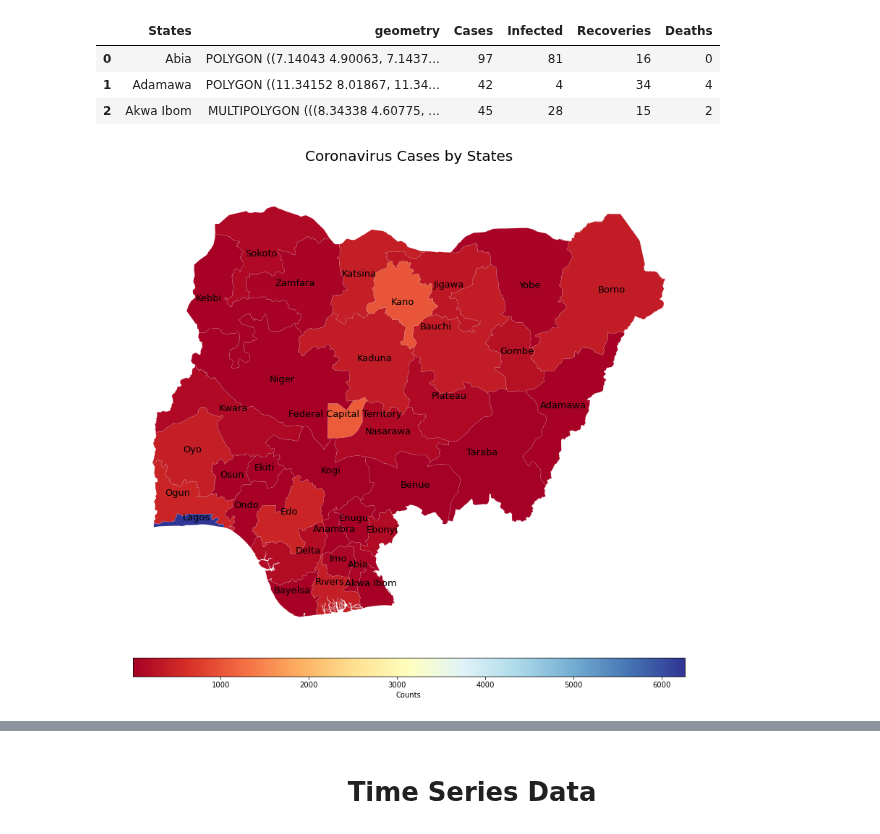
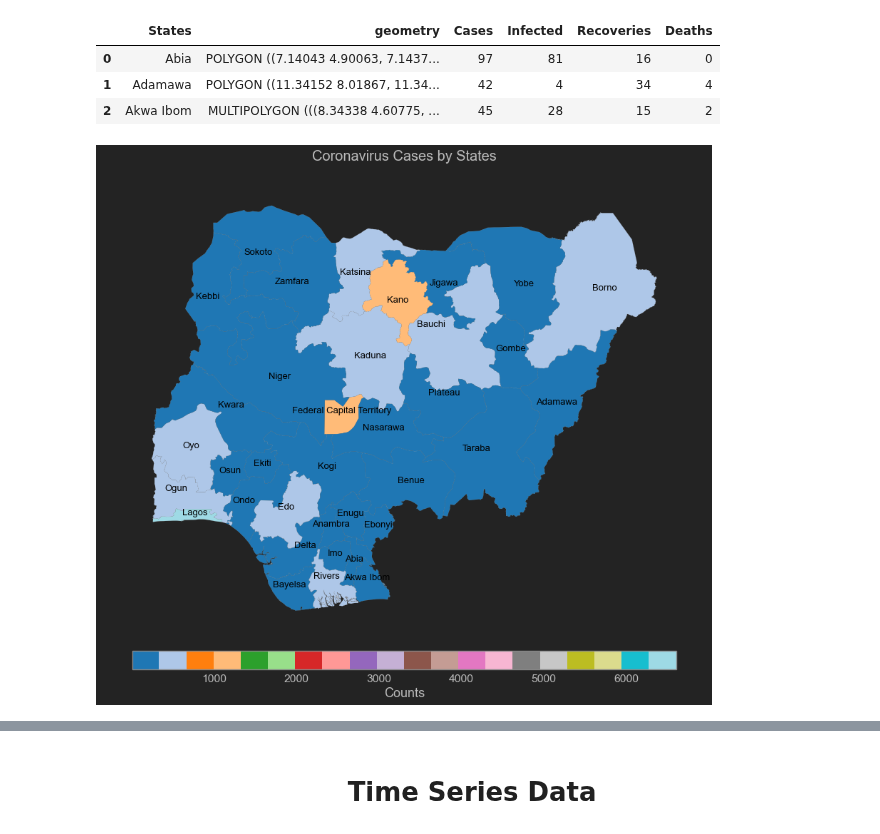
Before and after one commit to omotayo-alade/covid-19-nigeria, a Jupyter notebook: explore.ipynb, the cells around one changed output, grey strips where cells are left out. Cells and saved outputs as stored; diff of their text form; code cells hidden in the pictures.

```diff
--- a/explore.ipynb
+++ b/explore.ipynb
@@ -87,9 +87,18 @@ table_rows
  ['Taraba', '18', '8', '10', '0'],
  ['Benue', '13', '12', '1', '0'],
  ['Kogi', '3', '3', '0', '0']]
+# %%
+# Locate index position of Akwa Ibom
+def get_index(strings, substr):
+    for idx, string in enumerate(strings):
+        if substr in string:
+            break
+    return idx
+# %%
+idx = get_index(table_rows, 'Akwa')
 # %%
 # Join 'Akwa' and 'Ibom'
-del table_rows[27][1]
-table_rows[27][0] = 'Akwa Ibom'
+del table_rows[idx][1]
+table_rows[idx][0] = 'Akwa Ibom'
 table_rows
 # %% [output]
@@ -232,8 +241,8 @@ def visual(data, hue, cmap):
         plt.savefig('{}.png'.format(hue.lower()))
 # %%
 # Plot geomap for cases
-visual(data, 'Cases', 'RdYlBu')
+visual(data, 'Cases', 'tab20')
 # %% [output]
-[figure, old version]
+[figure, new version]
 # %%
 # Plot geomap for recoveries
```
Also changed, not shown: parts of 10 cells of this notebook, 7 other files.
